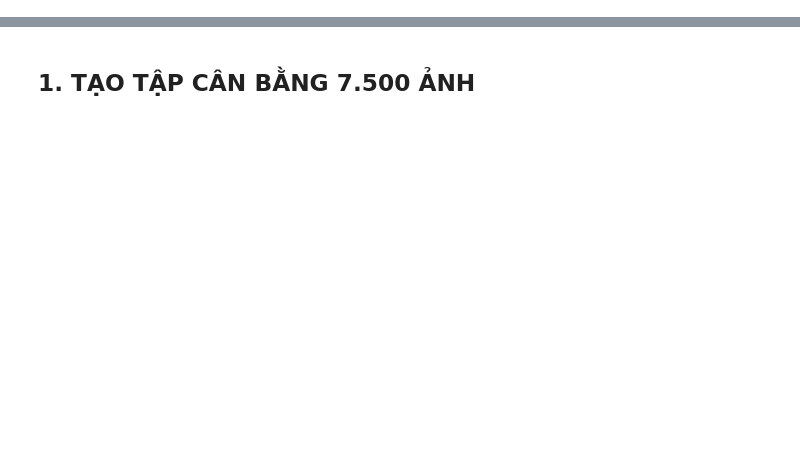
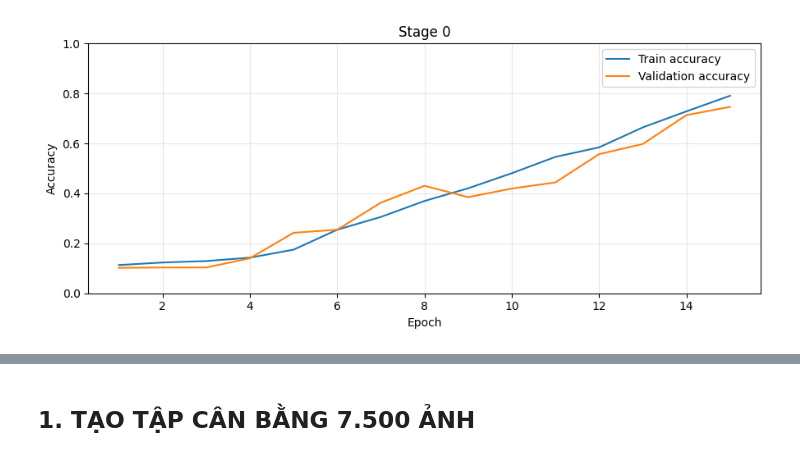
Before and after one commit to Thanhtra1702/DAT301m-Final, a Jupyter notebook: submission.ipynb, the cells around one changed output, grey strips where cells are left out. Saved outputs shown, nothing was run; the diff lists cells and outputs as text; code cells hidden in the pictures; blank space fills up the shorter version.

```diff
--- a/submission.ipynb
+++ b/submission.ipynb
@@ -418,28 +0,0 @@ def ensure_clean_label_book():
-# %%
-STAGE2_DIR = "stage2_geometric_data"
-if os.path.exists(STAGE2_DIR):
-    shutil.rmtree(STAGE2_DIR)
-os.makedirs(STAGE2_DIR, exist_ok=True)
-
-ensure_clean_label_book()
-
-for c in CLASS_NAMES:
-    c_dest = os.path.join(STAGE2_DIR, c)
-    os.makedirs(c_dest, exist_ok=True)
-    raw_files = glob.glob(f"data/train/{c}/*.png") + glob.glob(f"data/val/{c}/*.png")
-    seen_hashes = set()
-    idx = 0
-    for f in raw_files:
-        if os.path.basename(f) in {"aac26b40-ce5d-11eb-b317-38f9d35ea60f.png", "b0a13faa-ce5d-11eb-b317-38f9d35ea60f.png"}:
-            continue
-        with open(f, "rb") as fp:
-            h = hashlib.md5(fp.read()).hexdigest()
-            if h in seen_hashes:
-                continue
-            seen_hashes.add(h)
-        proc = preprocess_and_center_numeral(Image.open(f), target_size=IMAGE_SIZE)
-        if proc is not None:
-            proc.save(os.path.join(c_dest, f"geo_{idx}.png"))
-            idx += 1
-
-print(f"✅ Đã chuẩn hóa toàn bộ hình học ảnh. Số ảnh: {len(glob.glob(f'{STAGE2_DIR}/*/*.png'))}")
@@ -506,0 +456,3 @@ Output nạp dữ liệu ghi nhận **6.000 train / 1.500 validation**. Việc c
+# %%
+baseline_model, history_s0 = run_stage(0, BASELINE_DIR)
+# %% [output]
@@ -506,0 +476 @@ Output nạp dữ liệu ghi nhận **6.000 train / 1.500 validation**. Việc c
+[figure, added]
```
Also changed, not shown: parts of 86 cells of this notebook, 2 other files.
